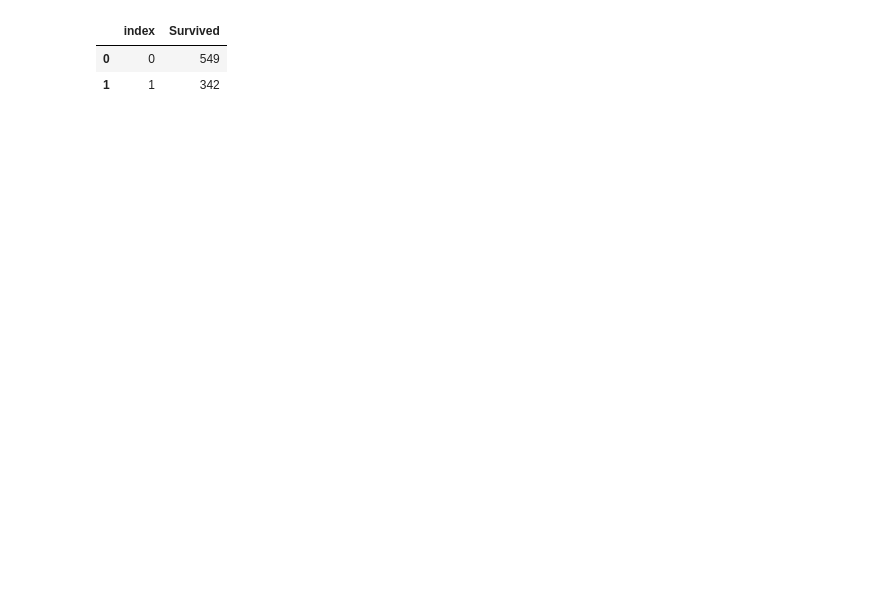
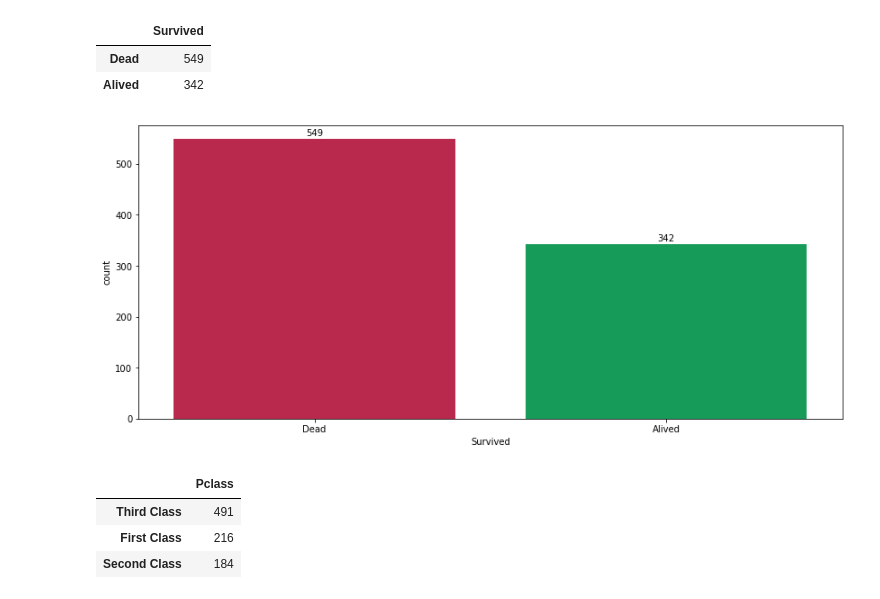
Before and after one commit to BahramJannesar/TitanicDataAnalysis, a Jupyter notebook: Titanic.ipynb, the cells around one changed output. Cells and saved outputs as stored; diff of their text form; code cells hidden in the pictures; blank space fills up the shorter version.

Commit message:
draw some plot

```diff
--- a/Titanic.ipynb
+++ b/Titanic.ipynb
@@ -22,0 +23,3 @@ sns.countplot(x)
+# %%
+titanic['Survived'] = titanic['Survived'].map({0: 'Dead', 1: 'Alived'})
+titanic['Pclass'] = titanic['Pclass'].map({1:'First Class' , 2:'Second Class' , 3:'Third Class'})
@@ -23,8 +42,23 @@ sns.countplot(x)
 # %%
-temp = titanic['Survived'].value_counts().to_frame().reset_index()
+titanic['Survived'].value_counts().to_frame()
+# %% [output]
+|  | Survived |
+| Dead | 549 |
+| Alived | 342 |
-# %%
-temp
-# %% [output]
-|  | index | Survived |
-| 0 | 0 | 549 |
-| 1 | 1 | 342 |
+# %%
+plt.figure(figsize = (14, 6))
+survived = sns.countplot(x = 'Survived' , data= titanic, palette = ['#D11141', '#00B159'])
+for p in survived.patches:
+    height = p.get_height().round(2)
+    text = str(height)
+    survived.text(p.get_x()+p.get_width()/2,height + 7,text, ha="center")
+plt.show()
+# %% [output]
+[figure, added]
+# %%
+titanic['Pclass'].value_counts().to_frame()
+# %% [output]
+|  | Pclass |
+| Third Class | 491 |
+| First Class | 216 |
+| Second Class | 184 |
```
Also changed, not shown: parts of 6 cells of this notebook.
